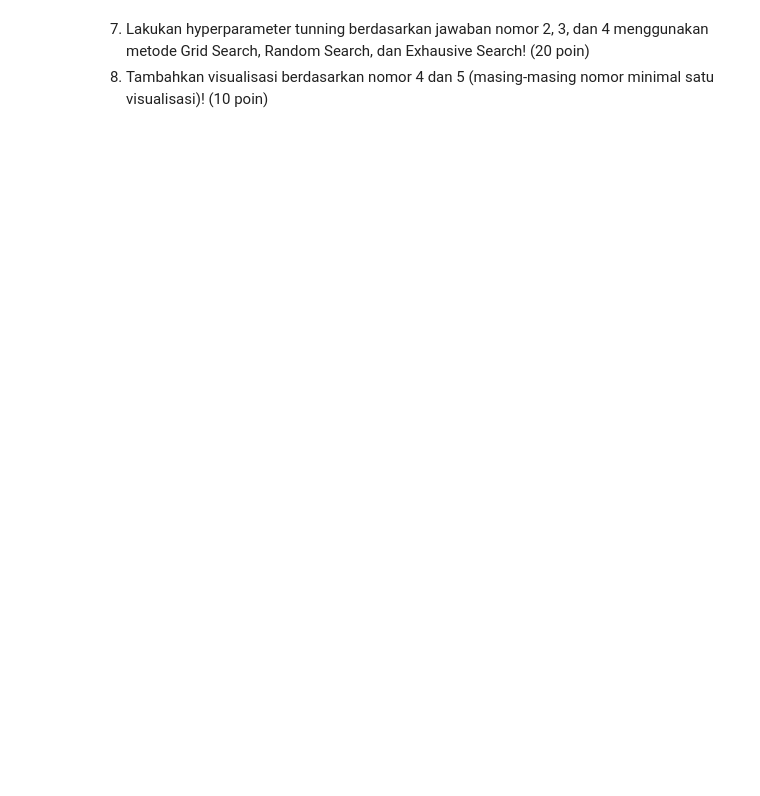
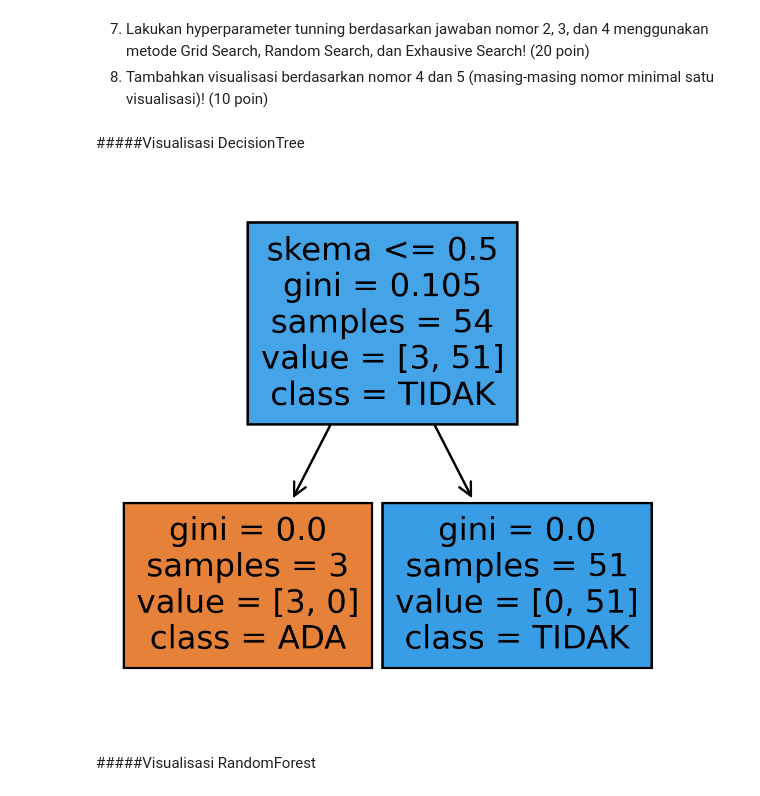
Before and after one commit to dhikaainul/Machine_Learning_Quiz_2, a Jupyter notebook: ML_Quiz2.ipynb, the cells around one changed output. Saved outputs shown, nothing was run; the diff lists cells and outputs as text; code cells hidden in the pictures; blank space fills up the shorter version.

```diff
--- a/ML_Quiz2.ipynb
+++ b/ML_Quiz2.ipynb
@@ -505,0 +331,8 @@ plt.show()
+# %%
+# Seleksi fitur
+
+X = df.iloc[:,2:]
+y = df['luaran_hki']
+
+# Cek jumlah fitur dan instance
+X.shape
@@ -505,0 +341,21 @@ plt.show()
+# %%
+from sklearn.model_selection import train_test_split
+
+X_train, X_test, y_train, y_test = train_test_split(X, y, test_size=0.2, random_state=1)
+# %%
+# Secara default, DecisionTreeClassifier dari scikit-learn akan menggunakan nilai "Gini" untuk kriteria
+# Terdapat beberapa "hyperparamater" yang dapat digunakan. Silahka baca dokumentasi
+# Pada kasus ini kita akan menggunakan parameter default
+dt = DecisionTreeClassifier()
+
+# Sesuaikan dt ke set training
+dt.fit(X_train, y_train)
+
+# Memprediksi label set test
+y_pred_dt = dt.predict(X_test)
+
+#  menghitung set accuracy
+acc_dt = accuracy_score(y_test, y_pred_dt)
+print("Test set accuracy: {:.2f}".format(acc_dt))
+print(f"Test set accuracy: {acc_dt}")
+print()
@@ -506,3 +517,18 @@ plt.show()
 # %% [markdown]
 7. Lakukan hyperparameter tunning berdasarkan jawaban nomor 2, 3, dan 4 menggunakan metode Grid Search, Random Search, dan Exhausive Search! (20 poin)
 8. Tambahkan visualisasi berdasarkan nomor 4 dan 5 (masing-masing nomor minimal satu visualisasi)! (10 poin)
+# %% [markdown]
+#####Visualisasi DecisionTree
+# %%
+fn=['keterlibatan_vltr','jml_vltr_terlibat','tahun','skema','jenis_luaran_hki','potensi_hki','luaran_lain','jenis_luaran_lain','status_luaran_lain']
+cn=['ADA', 'TIDAK']
+fig, axes = plt.subplots(nrows = 1,ncols = 1,figsize = (4,4), dpi=300)
+tree.plot_tree(dt,
+               feature_names = fn,
+               class_names=cn,
+               filled = True);
+# fig.savefig('imagename.png')
+# %% [output]
+[figure, added]
+# %% [markdown]
+#####Visualisasi RandomForest
```
Also changed, not shown: parts of 52 cells of this notebook.
